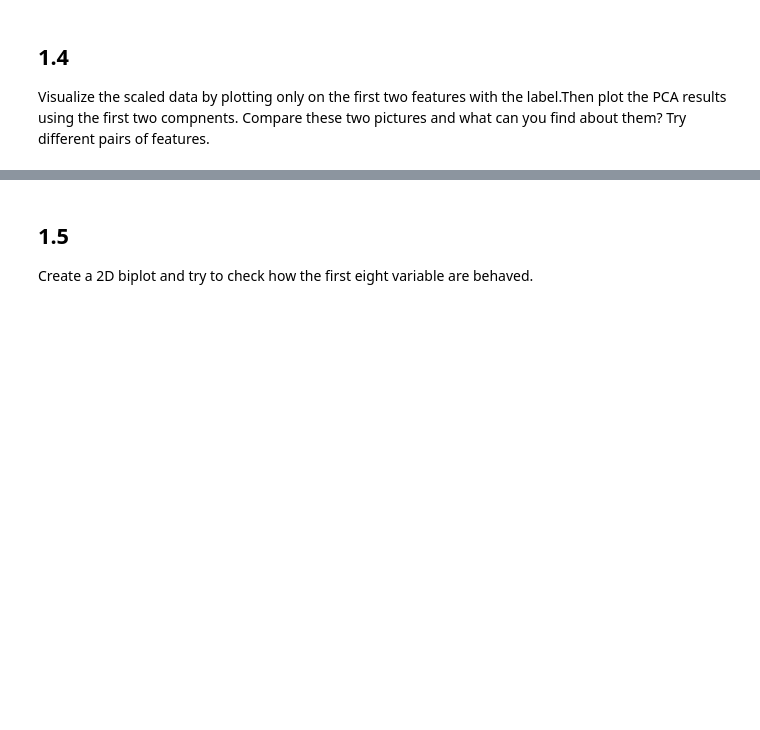
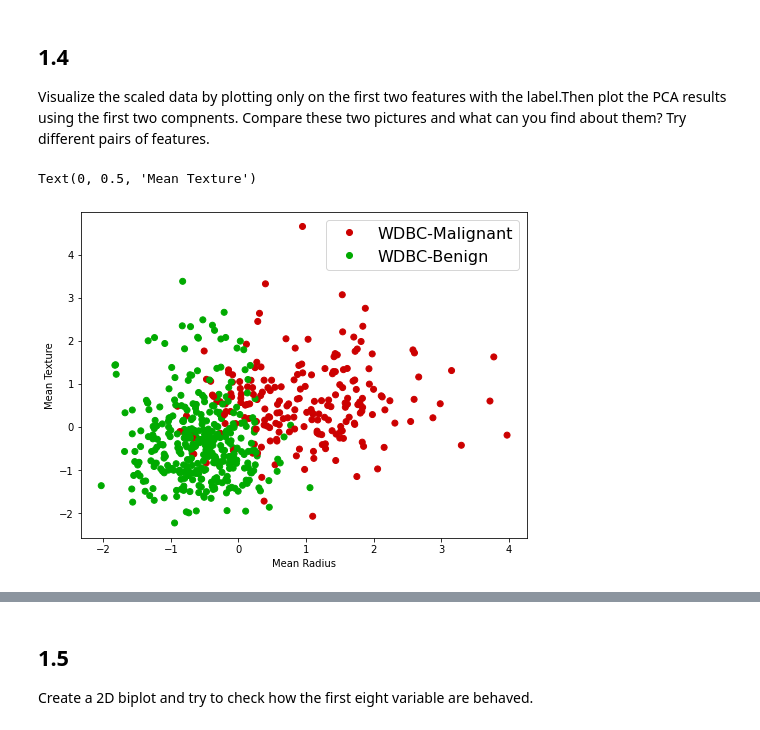
Before and after one commit to g7an/Intro-to-Data-Science, a Jupyter notebook: pca.ipynb, the cells around one changed output, grey strips where cells are left out. Cells and saved outputs as stored; diff of their text form; code cells hidden in the pictures; blank space fills up the shorter version.

```diff
--- a/pca.ipynb
+++ b/pca.ipynb
@@ -140,3 +188,16 @@ Implement PCA and use scree plot to analyze the results. Plot the covariance of
 # %% [markdown]
 ## 1.4
 Visualize the scaled data by plotting only on the first two features with the label.Then plot the PCA results using the first two compnents. Compare these two pictures and what can you find about them?  Try different pairs of features.
+# %%
+# first two features
+from matplotlib.colors import ListedColormap
+
+fig, ax = plt.subplots(figsize=(8,6));
+cmap_bold = ListedColormap(['#CC0000', '#00AA00'])
+scatter = ax.scatter(scaled_cancer[:,0],scaled_cancer[:,1],c=cancer['target'],cmap=cmap_bold)
+ax.legend(handles=scatter.legend_elements()[0],labels=['WDBC-Malignant','WDBC-Benign'], fontsize=16);
+ax.set_xlabel('Mean Radius')
+ax.set_ylabel('Mean Texture')
+# %% [output]
+Text(0, 0.5, 'Mean Texture')
+[figure, added]
```
Also changed, not shown: parts of 11 cells of this notebook.
